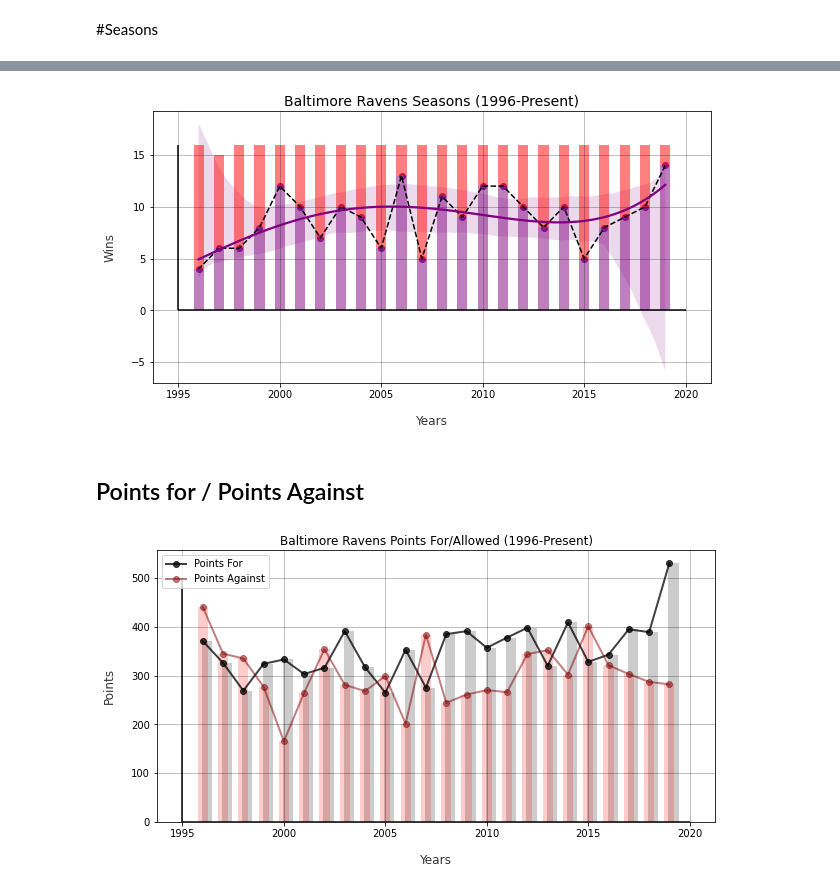
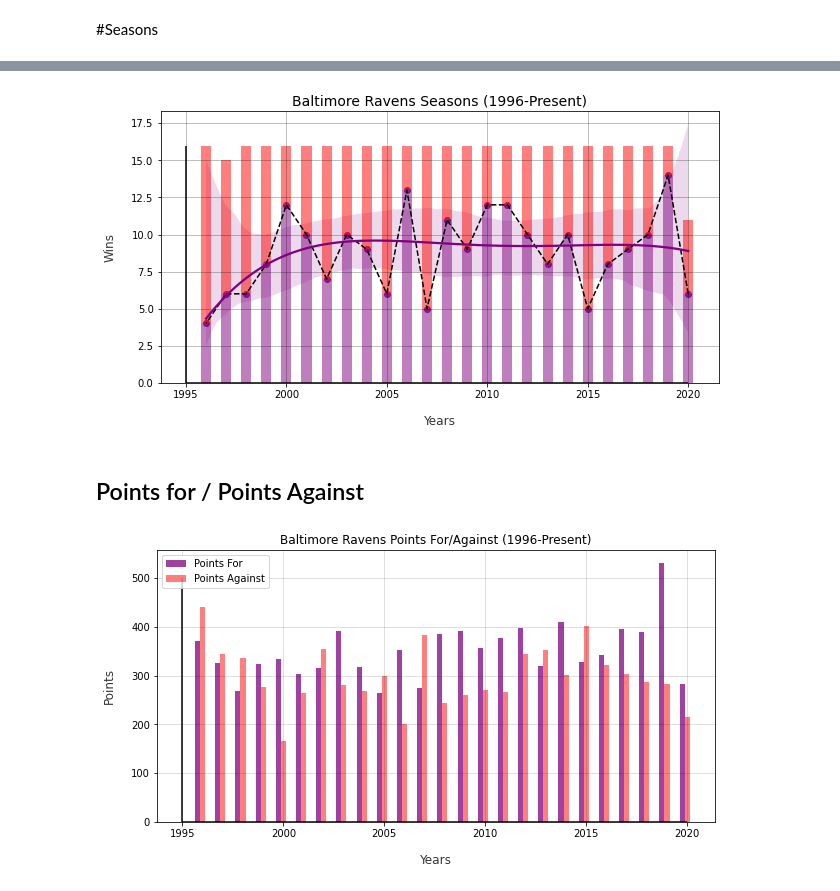
Before and after one commit to Colsai/small_projects, a Jupyter notebook: ravens.ipynb, the cells around one changed output, grey strips where cells are left out. Cells and saved outputs as stored; diff of their text form; code cells hidden in the pictures.

```diff
--- a/ravens.ipynb
+++ b/ravens.ipynb
@@ -15,6 +16,13 @@ import os
 #Seasons Df
 tables = pd.read_html('https://www.pro-football-reference.com/teams/rav/index.htm', header = 1)
 df = tables[0]
+# %%
+#Rename Columns
+df = df.rename(columns={"Pts":"Off_Pts",
+                        "Yds":"Off_Yds",
+                        "Pts.1":"Def_Pts",
+                        "Yds.1":"Def_Yds",
+                        })
 # %% [markdown]
 #Seasons
 # %%
@@ -35,10 +52,10 @@ tie = df['T']
 
 fig, ax = plt.subplots(1, figsize = (10,5))
 
-ax.plot(year, wins, '--', color = 'black',  linewidth = 1.5)
-ax.bar(year, wins, alpha = .5, color = 'purple',width = .5)
-ax.bar(year, loss, alpha = .5, bottom=wins, color = 'red',width = .5)
-sns.regplot(year,wins,order = 4, color = 'purple')
+ax.plot(year, win, '--', color = 'black',  linewidth = 1.5)
+ax.bar(year, win, alpha = .5, color = 'purple',width = .5)
+ax.bar(year, loss, alpha = .5, bottom=win, color = 'red',width = .5)
+sns.regplot(year,win,order = 4, color = 'purple')
 
 ax.set_title(f"Baltimore Ravens Seasons (1996-Present)", fontsize = 14)
 ax.grid(which = 'both', alpha = .5, color='black', linestyle='-', linewidth=.5)
@@ -47,31 +64,29 @@ ax.vlines(x=1995, ymin = 0, ymax = 16)
 ax.set_xlabel("Years", labelpad=15, fontsize=12, color="#333533");
 ax.set_ylabel(f"Wins", labelpad=15, fontsize=12, color="#333533");
 # %% [output]
-[figure, old version]
+[figure, new version]
 # %% [markdown]
 ## Points for / Points Against
 # %%
 year = df['Year']
 pt_for = df['PF']
 pt_agst = df['PA']
 pt_dif = df['PD']
 
 fig, ax = plt.subplots(1, figsize = (10,5))
 
-ax.plot(year, pt_for, '-o',  alpha = .75, color = 'black',  linewidth = 2, label= "Points For")
-ax.bar(year + .2, pt_for, alpha = .2, color = 'black', width = .5)
-ax.plot(year, pt_agst, '-o', alpha = .5, color = 'maroon',linewidth = 2, label= "Points Against")
-ax.bar(year, pt_agst, alpha = .2, color = 'red', width = .5)
+ax.bar(year - .25, pt_for, alpha = .75, color = 'purple', width = .25, label= "Points For")
+ax.bar(year + 0, pt_agst, alpha = .5, color = 'red', width = .25, label= "Points Against")
 
-ax.set_title(f"Baltimore Ravens Points For/Allowed (1996-Present)", fontsize = 12)
-ax.grid(which = 'both', alpha = .5, color='black', linestyle='-', linewidth=.5)
+ax.set_title(f"Baltimore Ravens Points For/Against (1996-Present)", fontsize = 12)
+ax.grid(which = 'both', alpha = .25, color='black', linestyle='-', linewidth=.5)
 ax.hlines(y=0, xmin =1995, xmax = 2020)
 ax.vlines(x=1995, ymin = 0, ymax = 500)
 ax.legend()
 ax.set_xlabel("Years", labelpad=15, fontsize=12, color="#333533");
 ax.set_ylabel(f"Points", labelpad=15, fontsize=12, color="#333533");
 # %% [output]
-[figure, old version]
+[figure, new version]
 # %%
 #Point Differential
 year = df['Year']
```
Also changed, not shown: parts of 5 cells of this notebook.
